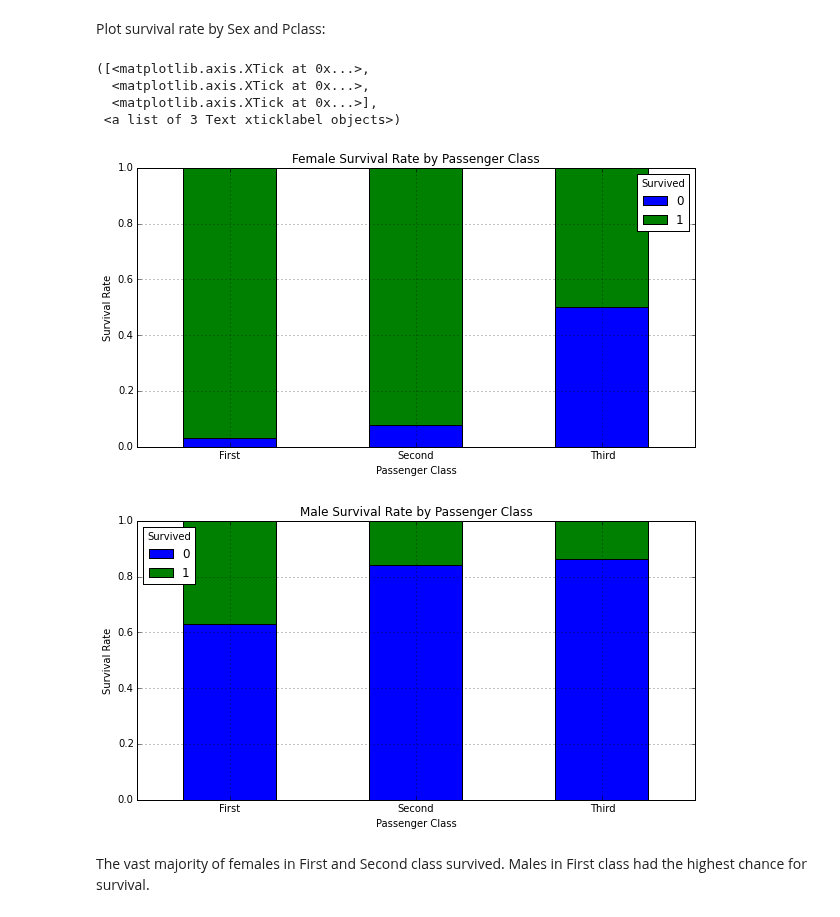
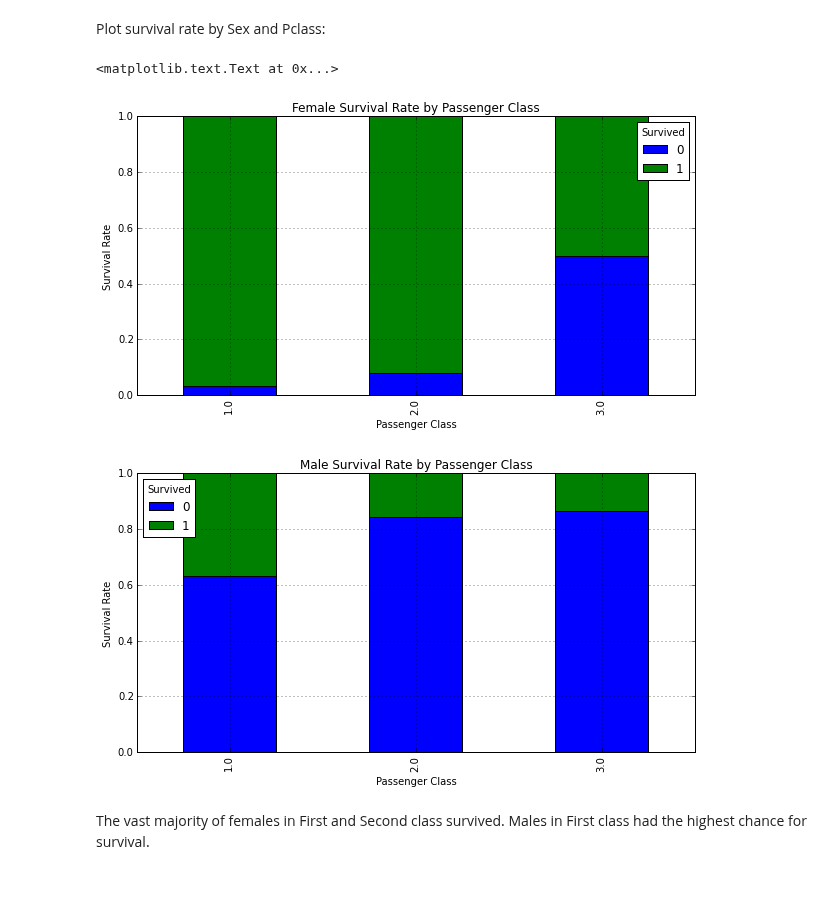
Before and after one commit to donnemartin/data-science-ipython-notebooks, a Jupyter notebook: kaggle/titanic.ipynb, the cells around one changed output. Saved outputs shown, nothing was run; the diff lists cells and outputs as text; code cells hidden in the pictures; blank space fills up the shorter version.

```diff
--- a/kaggle/titanic.ipynb
+++ b/kaggle/titanic.ipynb
@@ -302,29 +305,29 @@ F:  3 144
 # %% [markdown]
 Plot survival rate by Sex and Pclass:
 # %%
+# Plot survival rate by Sex
 females_df = df[df['Sex'] == 'female']
 females_xt = pd.crosstab(females_df['Pclass'], df['Survived'])
 females_xt_pct = females_xt.div(females_xt.sum(1).astype(float), axis=0)
-females_xt_pct.plot(kind='bar', stacked=True, title='Female Survival Rate by Passenger Class')
+females_xt_pct.plot(kind='bar',
+                    stacked=True,
+                    title='Female Survival Rate by Passenger Class')
 plt.xlabel('Passenger Class')
 plt.ylabel('Survival Rate')
-plt.xticks((0, 1, 2), ('First', 'Second', 'Third'), rotation=0)
 
+# Plot survival rate by Pclass
 males_df = df[df['Sex'] == 'male']
 males_xt = pd.crosstab(males_df['Pclass'], df['Survived'])
 males_xt_pct = males_xt.div(males_xt.sum(1).astype(float), axis=0)
-males_xt_pct.plot(kind='bar', stacked=True, title='Male Survival Rate by Passenger Class')
-plt.xticks((0, 1, 2), ('First', 'Second', 'Third'), rotation=0)
+males_xt_pct.plot(kind='bar',
+                  stacked=True,
+                  title='Male Survival Rate by Passenger Class')
 plt.xlabel('Passenger Class')
 plt.ylabel('Survival Rate')
-plt.xticks((0, 1, 2), ('First', 'Second', 'Third'), rotation=0)
 # %% [output]
-([<matplotlib.axis.XTick at 0x...>,
-  <matplotlib.axis.XTick at 0x...>,
-  <matplotlib.axis.XTick at 0x...>],
- <a list of 3 Text xticklabel objects>)
+<matplotlib.text.Text at 0x...>
-[figure, old version]
+[figure, new version]
-[figure, old version]
+[figure, new version]
 # %% [markdown]
 The vast majority of females in First and Second class survived.  Males in First class had the highest chance for survival.
 # %% [markdown]
```
Also changed, not shown: parts of 17 cells of this notebook.
